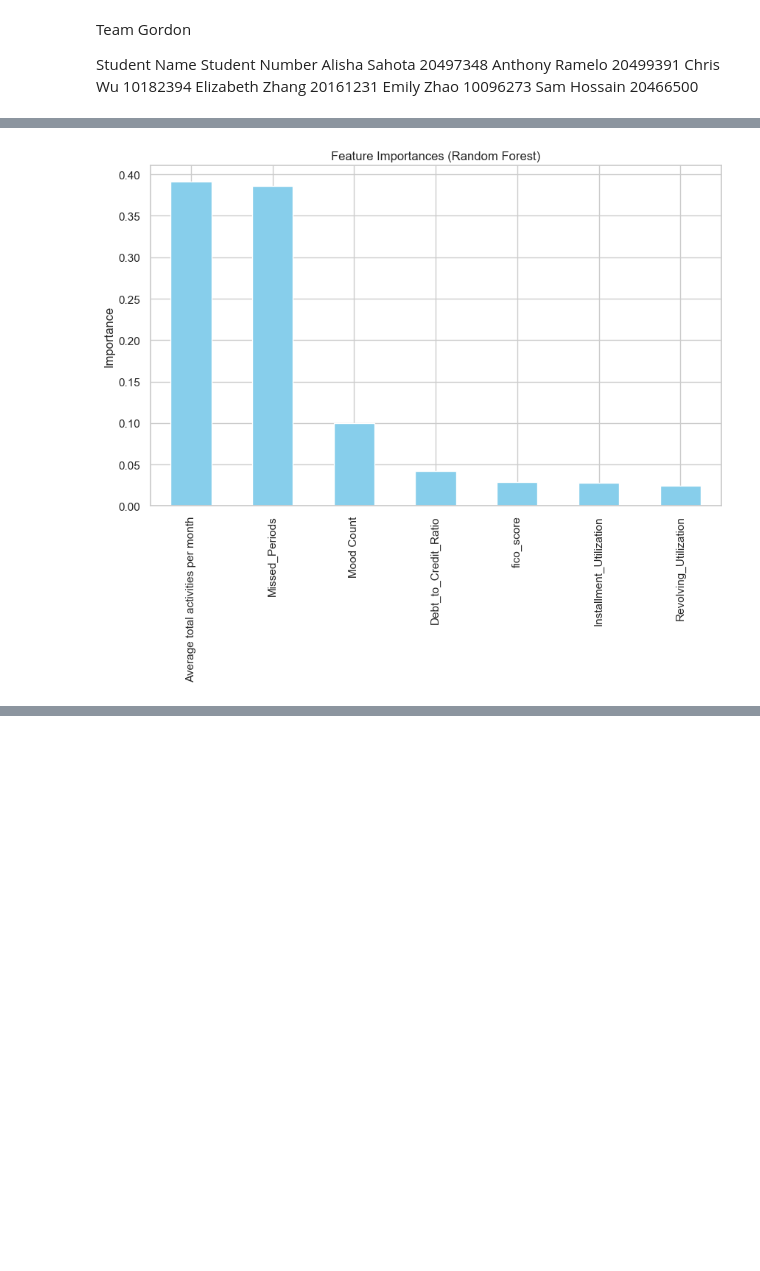
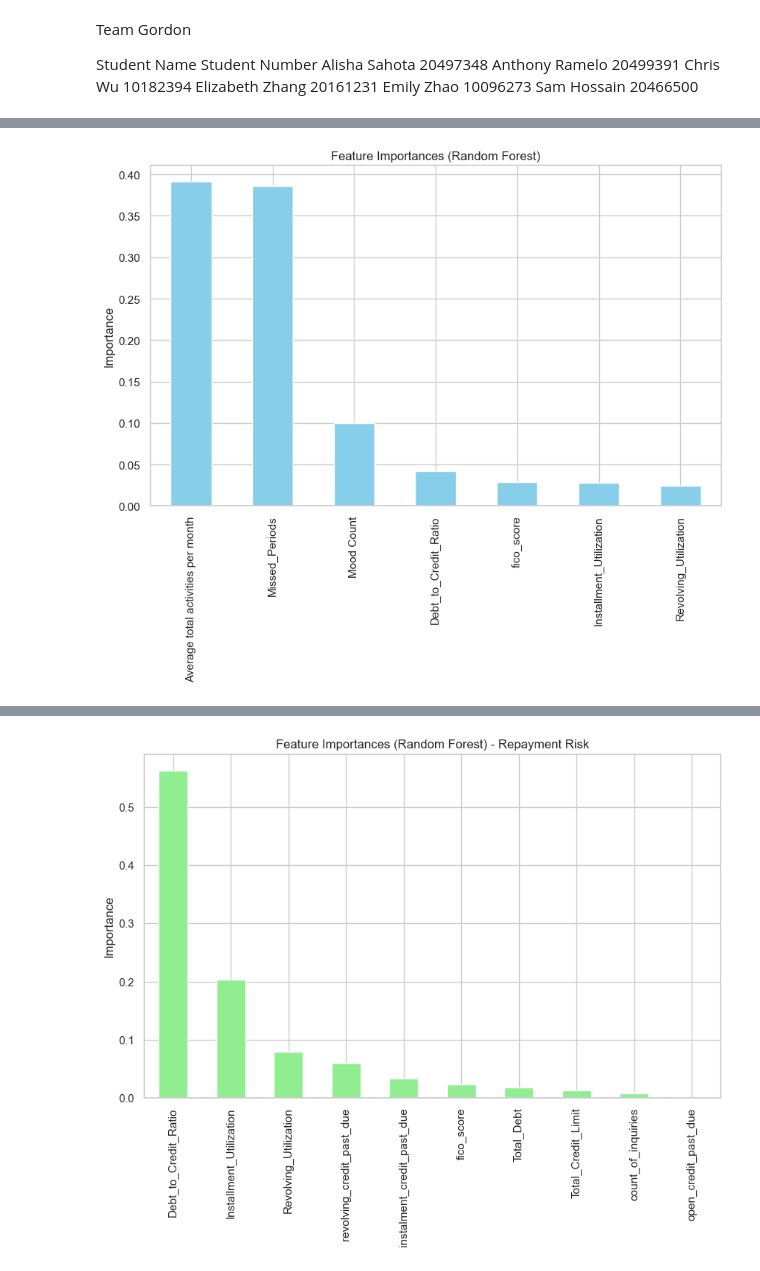
Before and after one commit to rameloa/School, a Jupyter notebook: 831MarketingAnalytics/Project/831MarketingProject/Final.ipynb, the cells around one changed output, grey strips where cells are left out. Drawn from its saved outputs; the diff is of its cells as text; code cells hidden in the pictures; blank space fills up the shorter version.

Commit message:
financial model

```diff
--- a/831MarketingAnalytics/Project/831MarketingProject/Final.ipynb
+++ b/831MarketingAnalytics/Project/831MarketingProject/Final.ipynb
@@ -20,7 +20,8 @@ from sklearn.preprocessing import StandardScaler
 from sklearn.impute import SimpleImputer
 from sklearn.decomposition import PCA
 from sklearn.cluster import KMeans
-from sklearn.metrics import silhouette_score, classification_report, roc_auc_score
+from sklearn.metrics import (silhouette_score, classification_report, roc_auc_score,
+                             confusion_matrix)
 from sklearn.model_selection import train_test_split
 from sklearn.ensemble import RandomForestClassifier
 from sklearn.linear_model import LogisticRegression
@@ -382,7 +383,89 @@ def train_engagement_model():
     })
     predictions_output_path = os.path.join(OUTPUT_DIR, 'engagement_predictions.xlsx')
     results.to_excel(predictions_output_path, index=False)
-    print(f"Predictions saved to '{predictions_output_path}'.")
+    print(f"Engagement predictions saved to '{predictions_output_path}'.")
+
+def train_financial_model():
+    """
+    Train models to predict repayment risk and evaluate their performance, ensuring no data leakage.
+    """
+    # Load the data
+    data_path = os.path.join(OUTPUT_DIR, 'repayment_model_data.xlsx')
+    data = pd.read_excel(data_path)
+
+    # Define features and target
+    financial_features = [
+        'Debt_to_Credit_Ratio', 'Revolving_Utilization', 'Installment_Utilization',
+        'Total_Debt', 'Total_Credit_Limit', 'fico_score', 'count_of_inquiries',
+        'revolving_credit_past_due', 'instalment_credit_past_due', 'open_credit_past_due'
+    ]
+    X = data[financial_features]
+    y = data['Repayment_Risk']
+
+    # Split the data before any preprocessing to avoid data leakage
+    X_train, X_temp, y_train, y_temp = train_test_split(
+        X, y, test_size=0.4, random_state=42, stratify=y
+    )
+    X_val, X_test, y_val, y_test = train_test_split(
+        X_temp, y_temp, test_size=0.5, random_state=42, stratify=y_temp
+    )
+
+    # Clean data
+    X_train = clean_data(X_train)
+    X_val = clean_data(X_val)
+    X_test = clean_data(X_test)
+
+    # Feature Scaling (fit only on training data)
+    scaler = StandardScaler()
+    X_train_scaled = scaler.fit_transform(X_train)
+    X_val_scaled = scaler.transform(X_val)
+    X_test_scaled = scaler.transform(X_test)
+
+    # Train Logistic Regression
+    print("\nTraining Logistic Regression for Repayment Risk...")
+    lr = LogisticRegression(random_state=42, max_iter=1000)
+    lr.fit(X_train_scaled, y_train)
+    y_pred_lr = lr.predict(X_test_scaled)
+    print("\nLogistic Regression Report:")
+    print(classification_report(y_test, y_pred_lr))
+    print(f"AUC (Logistic Regression): {roc_auc_score(y_test, lr.predict_proba(X_test_scaled)[:, 1]):.2f}")
+
+    # Train Random Forest
+    print("\nTraining Random Forest for Repayment Risk...")
+    rf = RandomForestClassifier(max_depth=5, n_estimators=50, random_state=42)
+    rf.fit(X_train, y_train)
+    y_pred_rf = rf.predict(X_test)
+    print("\nRandom Forest Report:")
+    print(classification_report(y_test, y_pred_rf))
+    print(f"AUC (Random Forest): {roc_auc_score(y_test, rf.predict_proba(X_test)[:, 1]):.2f}")
+
+    # Train XGBoost
+    print("\nTraining XGBoost for Repayment Risk...")
+    xgb = XGBClassifier(learning_rate=0.01, max_depth=3, n_estimators=50, random_state=42, eval_metric='logloss')
+    xgb.fit(X_train, y_train)
+    y_pred_xgb = xgb.predict(X_test)
+    print("\nXGBoost Report:")
+    print(classification_report(y_test, y_pred_xgb))
+    print(f"AUC (XGBoost): {roc_auc_score(y_test, xgb.predict_proba(X_test)[:, 1]):.2f}")
+
+    # Feature importance for Random Forest
+    feature_importances = pd.Series(rf.feature_importances_, index=X_train.columns).sort_values(ascending=False)
+    plt.figure(figsize=(10, 6))
+    feature_importances.plot(kind='bar', color='lightgreen')
+    plt.title('Feature Importances (Random Forest) - Repayment Risk')
+    plt.ylabel('Importance')
+    plt.show()
+
+    # Save predictions for analysis
+    results = pd.DataFrame({
+        'Actual': y_test,
+        'Logistic Regression': y_pred_lr,
+        'Random Forest': y_pred_rf,
+        'XGBoost': y_pred_xgb
+    })
+    predictions_output_path = os.path.join(OUTPUT_DIR, 'repayment_predictions.xlsx')
+    results.to_excel(predictions_output_path, index=False)
+    print(f"Repayment risk predictions saved to '{predictions_output_path}'.")
 
 # Main Execution
 
@@ -448,6 +531,9 @@ def main():
     # Train and evaluate the engagement model
     train_engagement_model()
 
+    # Train and evaluate the financial (repayment risk) model
+    train_financial_model()
+
 if __name__ == '__main__':
     main()
 # %% [output]
@@ -487,0 +590 @@ Predictions saved to 'output/engagement_predictions.xlsx'.
+[figure, added]
```
Also changed, not shown: parts of 1 cell of this notebook, 7 other files.
